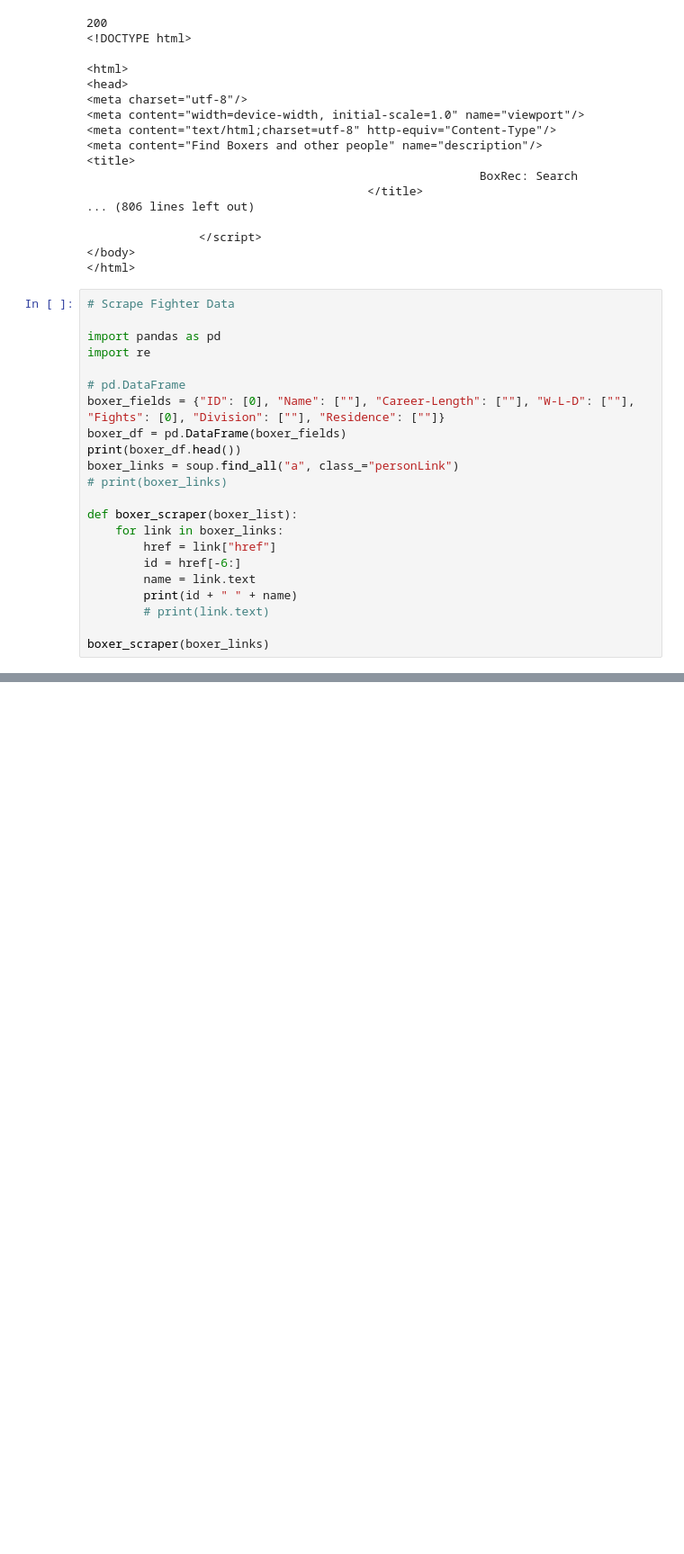
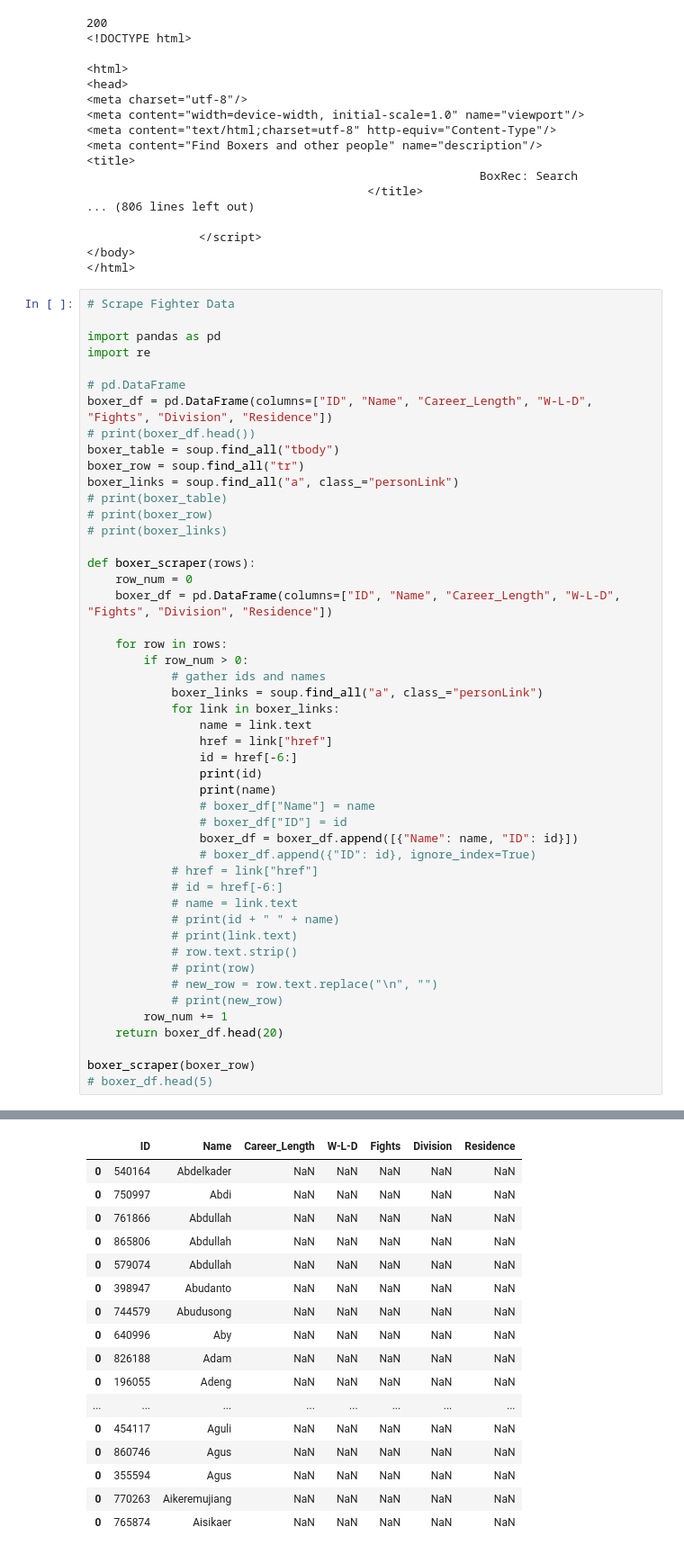
Before and after one commit to jarretjeter/Boxing-Data, a Jupyter notebook: webscrape2.ipynb, the cells around one changed output, grey strips where cells are left out. Shown at 90% size. Cells and saved outputs as stored; diff of their text form; blank space fills up the shorter version.

Commit message:
iterate through http response and add id and name data to df

```diff
--- a/webscrape2.ipynb
+++ b/webscrape2.ipynb
@@ -205,19 +205,45 @@ import pandas as pd
 import re
 
 # pd.DataFrame
-boxer_fields = {"ID": [0], "Name": [""], "Career-Length": [""], "W-L-D": [""], "Fights": [0], "Division": [""], "Residence": [""]}
-boxer_df = pd.DataFrame(boxer_fields)
-print(boxer_df.head())
+boxer_df = pd.DataFrame(columns=["ID", "Name", "Career_Length", "W-L-D", "Fights", "Division", "Residence"])
+# print(boxer_df.head())
+boxer_table = soup.find_all("tbody")
+boxer_row = soup.find_all("tr")
 boxer_links = soup.find_all("a", class_="personLink")
+# print(boxer_table)
+# print(boxer_row)
 # print(boxer_links)
 
-def boxer_scraper(boxer_list):
-    for link in boxer_links:
-        href = link["href"]
-        id = href[-6:]
-        name = link.text
-        print(id + " " + name)
-        # print(link.text)
+def boxer_scraper(rows):
+    row_num = 0
+    boxer_df = pd.DataFrame(columns=["ID", "Name", "Career_Length", "W-L-D", "Fights", "Division", "Residence"])
 
-boxer_scraper(boxer_links)
+    for row in rows:
+        if row_num > 0:
+            # gather ids and names
+            boxer_links = soup.find_all("a", class_="personLink")
+            for link in boxer_links:
+                name = link.text
+                href = link["href"]
+                id = href[-6:]
+                print(id)
+                print(name)
+                # boxer_df["Name"] = name
+                # boxer_df["ID"] = id
+                boxer_df = boxer_df.append([{"Name": name, "ID": id}])
+                # boxer_df.append({"ID": id}, ignore_index=True)
+            # href = link["href"]
+            # id = href[-6:]
+            # name = link.text
+            # print(id + " " + name)
+            # print(link.text)
+            # row.text.strip()
+            # print(row)
+            # new_row = row.text.replace("\n", "")
+            # print(new_row)
+        row_num += 1
+    return boxer_df.head(20)
+
+boxer_scraper(boxer_row)
+# boxer_df.head(5)
 # %% [output]
@@ -240,0 +267,17 @@ boxer_scraper(boxer_links)
+|  | ID | Name | Career_Length | W-L-D | Fights | Division | Residence |
+| 0 | 540164 | Abdelkader | NaN | NaN | NaN | NaN | NaN |
+| 0 | 750997 | Abdi | NaN | NaN | NaN | NaN | NaN |
+| 0 | 761866 | Abdullah | NaN | NaN | NaN | NaN | NaN |
+| 0 | 865806 | Abdullah | NaN | NaN | NaN | NaN | NaN |
+| 0 | 579074 | Abdullah | NaN | NaN | NaN | NaN | NaN |
+| 0 | 398947 | Abudanto | NaN | NaN | NaN | NaN | NaN |
+| 0 | 744579 | Abudusong | NaN | NaN | NaN | NaN | NaN |
+| 0 | 640996 | Aby | NaN | NaN | NaN | NaN | NaN |
+| 0 | 826188 | Adam | NaN | NaN | NaN | NaN | NaN |
+| 0 | 196055 | Adeng | NaN | NaN | NaN | NaN | NaN |
+| ... | ... | ... | ... | ... | ... | ... | ... |
+| 0 | 454117 | Aguli | NaN | NaN | NaN | NaN | NaN |
+| 0 | 860746 | Agus | NaN | NaN | NaN | NaN | NaN |
+| 0 | 355594 | Agus | NaN | NaN | NaN | NaN | NaN |
+| 0 | 770263 | Aikeremujiang | NaN | NaN | NaN | NaN | NaN |
+| 0 | 765874 | Aisikaer | NaN | NaN | NaN | NaN | NaN |
```
Also changed, not shown: parts of 1 cell of this notebook.
